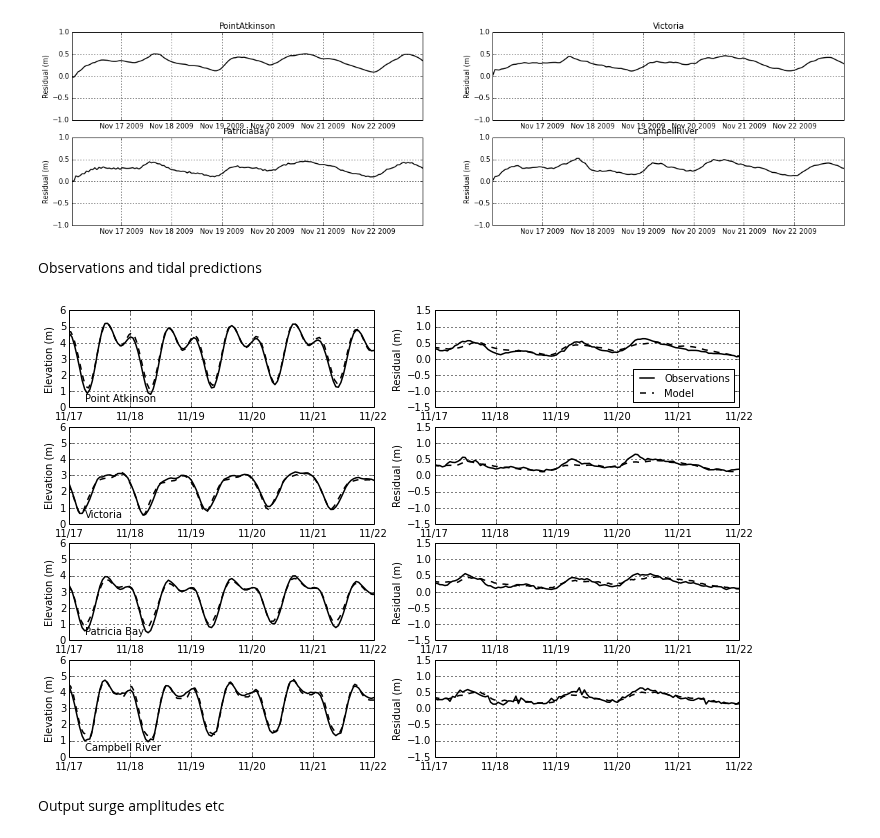
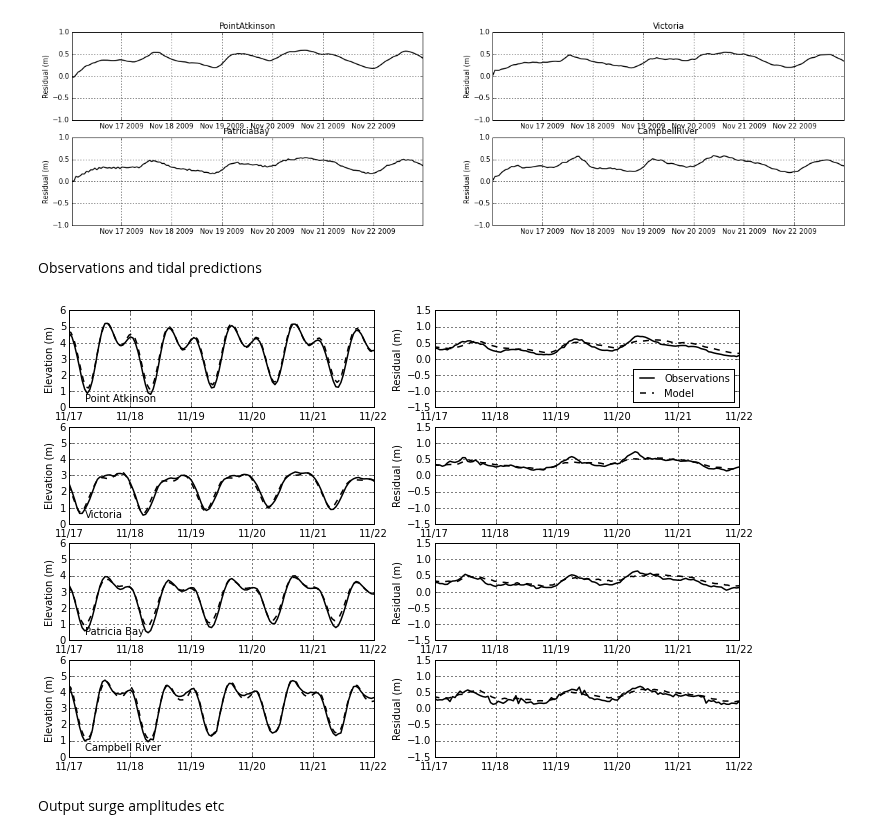
Before and after one commit to SalishSeaCast/storm-surge, a Jupyter notebook: FigureScripts/Nov 2009 - exploring surge and weather.ipynb, the cells around one changed output. Drawn from its saved outputs; the diff is of its cells as text; code cells hidden in the pictures.

```diff
--- a/FigureScripts/Nov 2009 - exploring surge and weather.ipynb
+++ b/FigureScripts/Nov 2009 - exploring surge and weather.ipynb
@@ -16,8 +16,9 @@ import csv
 
 from __future__ import division
 # %%
-path = '/ocean/nsoontie/MEOPAR/SalishSea/results/storm-surges/final/nov2009/'
+path = '/ocean/nsoontie/MEOPAR/SalishSea/results/storm-surges/revisions/nov2009/'
 
+msl=stormtools_revisions.MSLS
 
 runs = {'all_forcing','tidesonly'}
 
@@ -38,8 +39,8 @@ D = fB.variables['Bathymetry']
 
 
 stations = {'PointAtkinson': 7795, 'Victoria': 7120, 'PatriciaBay': 7277, 'CampbellRiver': 8074}
-datums = {'PointAtkinson': 3.09, 'Victoria': 1.881, 'PatriciaBay': 2.256, 'CampbellRiver': 2.916,
-          'CrescentBeach': 2.44, 'WhiteRock': 2.85, 'BoundaryBay': 1 }
+#datums = {'PointAtkinson': 3.09, 'Victoria': 1.881, 'PatriciaBay': 2.256, 'CampbellRiver': 2.916,
+ #         'CrescentBeach': 2.44, 'WhiteRock': 2.85, 'BoundaryBay': 1 }
 thalwegs = ['Thalweg1','Thalweg2', 'Thalweg3', 'Thalweg4', 'Thalweg5', 'Thalweg6']
 allstations = {'PointAtkinson': 7795, 'Victoria': 7120, 'PatriciaBay': 7277, 'CampbellRiver': 8074,
                'CrescentBeach': 2.44, 'WhiteRock': 2.85 , 'BoundaryBay': 1,
@@ -60,20 +61,20 @@ for run in runs:
         for a in t:
            tlist.append(a.datetime)
         ts[run]=tlist
-    [us[run], vs[run], lats[run], lons[run], tmps[run], sals[run], sshs[run]] = stormtools.combine_data(run_stations)
+    [us[run], vs[run], lats[run], lons[run], tmps[run], sals[run], sshs[run]] = stormtools_revisions.combine_data(run_stations)
     run_stations={};
 # %%
 fig, axs = plt.subplots(2, 2, figsize=(20, 5))
 sts = ['PointAtkinson','Victoria','PatriciaBay', 'CampbellRiver']
 for (ax,location) in zip(axs.flat, sts):
-    anom_model=stormtools.modelled_anomaly(sshs,location)
+    anom_model=sshs['all_forcing'][location][:,0,0]-sshs['tidesonly'][location][:,0,0]
     ax.plot(ts['all_forcing'], anom_model, 'k-',label='Model',lw=1.5)
     ax.set_ylim([-1,1])
     ax.grid(True,lw=1)
     ax.set_ylabel('Residual (m)')
     ax.set_title(location)
 # %% [output]
-[figure, old version]
+[figure, new version]
 # %% [markdown]
 Observations and tidal predictions
 # %%
@@ -116,9 +120,9 @@ proper = ['Point Atkinson','Victoria','Patricia Bay', 'Campbell River']
 bg={}
 for (ax,location,name) in zip(axs[:,0], sts,proper):
     hfmt = mdates.DateFormatter('%m/%d')
-    ssh_corr=stormtools.correct_model(sshs['all_forcing'][location][:,0,0],ttide[location],sdt,edt)
+    ssh_corr=stormtools_revisions.correct_model(sshs['all_forcing'][location][:,0,0],ttide[location],sdt,edt)
     ax.plot(wlev_meas[location].time, wlev_meas[location].slev, 'k', label='Observations',lw=1.5)
-    ax.plot(ts['all_forcing'], ssh_corr+datums[location], 'k--',label='Corrected model',lw=1.5)
+    ax.plot(ts['all_forcing'], ssh_corr+msl[location], 'k--',label='Corrected model',lw=1.5)
     ax.text(sax+timedelta(hours=6),0.4,name,fontsize=10)
     ax.set_xlim([sax,eax])
     ax.set_ylim([0,6])
@@ -130,8 +134,8 @@ for (ax,location,name) in zip(axs[:,0], sts,proper):
 
 for (ax,location) in zip(axs[:,1], sts):
     hfmt = mdates.DateFormatter('%m/%d')
-    anom_obs=stormtools.observed_anomaly(ttide[location],wlev_meas[location],msl[location])
-    anom_model=stormtools.modelled_anomaly(sshs,location)
+    anom_obs=stormtools_revisions.observed_anomaly(ttide[location],wlev_meas[location],msl[location])
+    anom_model=sshs['all_forcing'][location][:,0,0]-sshs['tidesonly'][location][:,0,0]
 
     ax.plot(wlev_meas[location].time, anom_obs, 'k', label='Observations',lw=1.5)
     ax.plot(ts['all_forcing'], anom_model, 'k--',label='Model',lw=1.5)
@@ -146,7 +150,7 @@ axs[0,1].legend(loc=4,prop={'size':10})
 
 fig.set_size_inches(12,8)
 # %% [output]
-[figure, old version]
+[figure, new version]
 # %% [markdown]
 Output surge amplitudes etc
 # %%
```
Also changed, not shown: parts of 3 cells of this notebook, 1 other file.
